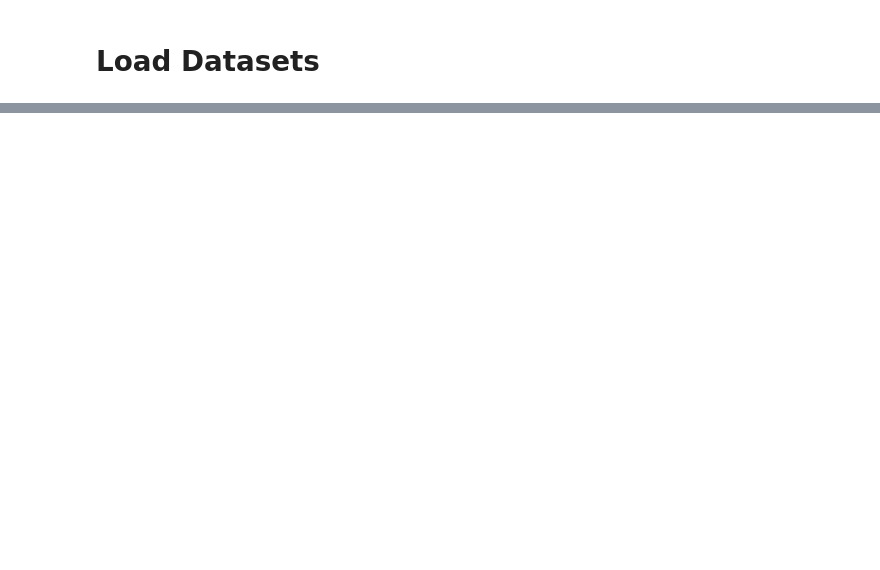
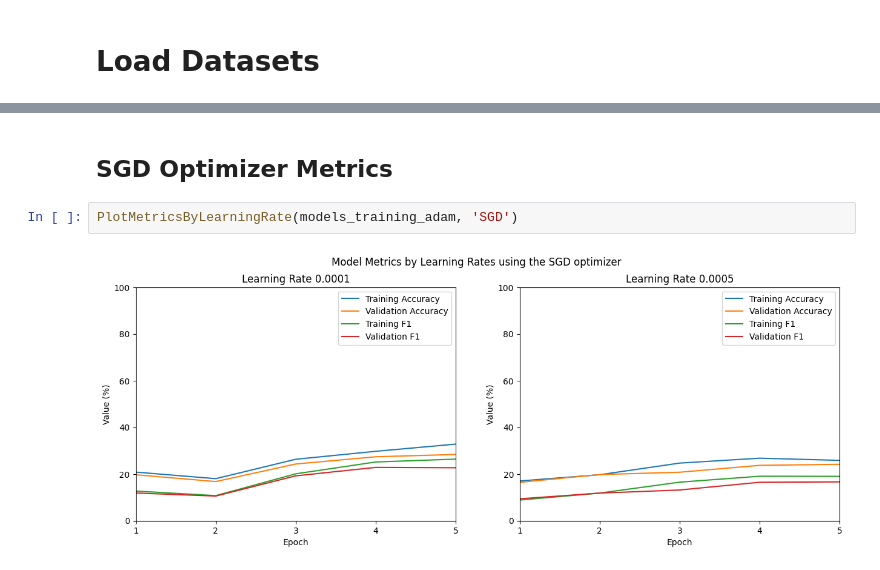
Before and after one commit to khlkeeton/MLProj, a Jupyter notebook: AlexNet_CIFAR10.ipynb, the cells around one changed output, grey strips where cells are left out. Cells and saved outputs as stored; diff of their text form; blank space fills up the shorter version.

```diff
--- a/AlexNet_CIFAR10.ipynb
+++ b/AlexNet_CIFAR10.ipynb
@@ -279,0 +493,6 @@ for metrics in metrics_training_sgd:
+# %% [markdown]
+## SGD Optimizer Metrics
+# %%
+PlotMetricsByLearningRate(models_training_adam, 'SGD')
+# %% [output]
+[figure, added]
```
Also changed, not shown: parts of 54 cells of this notebook.
